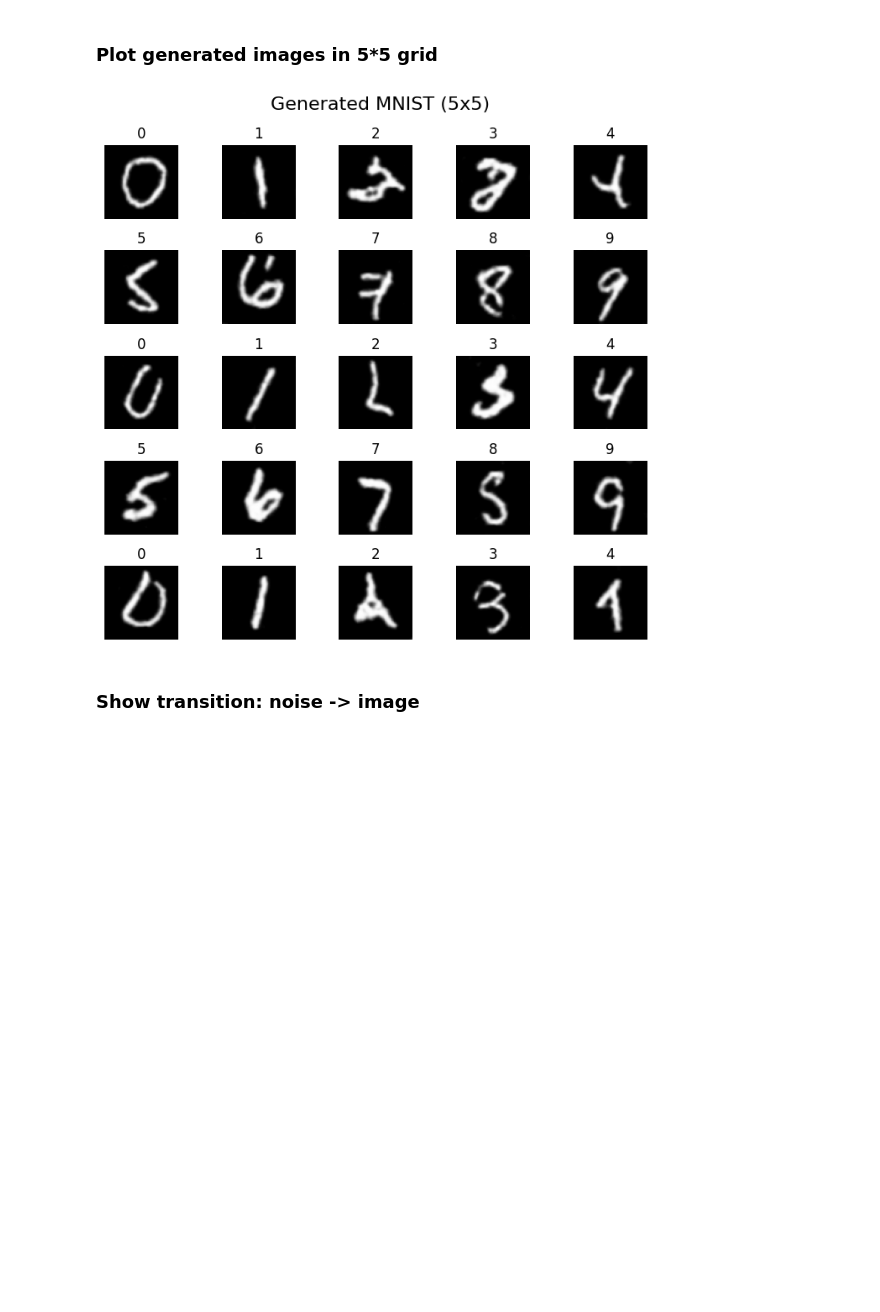
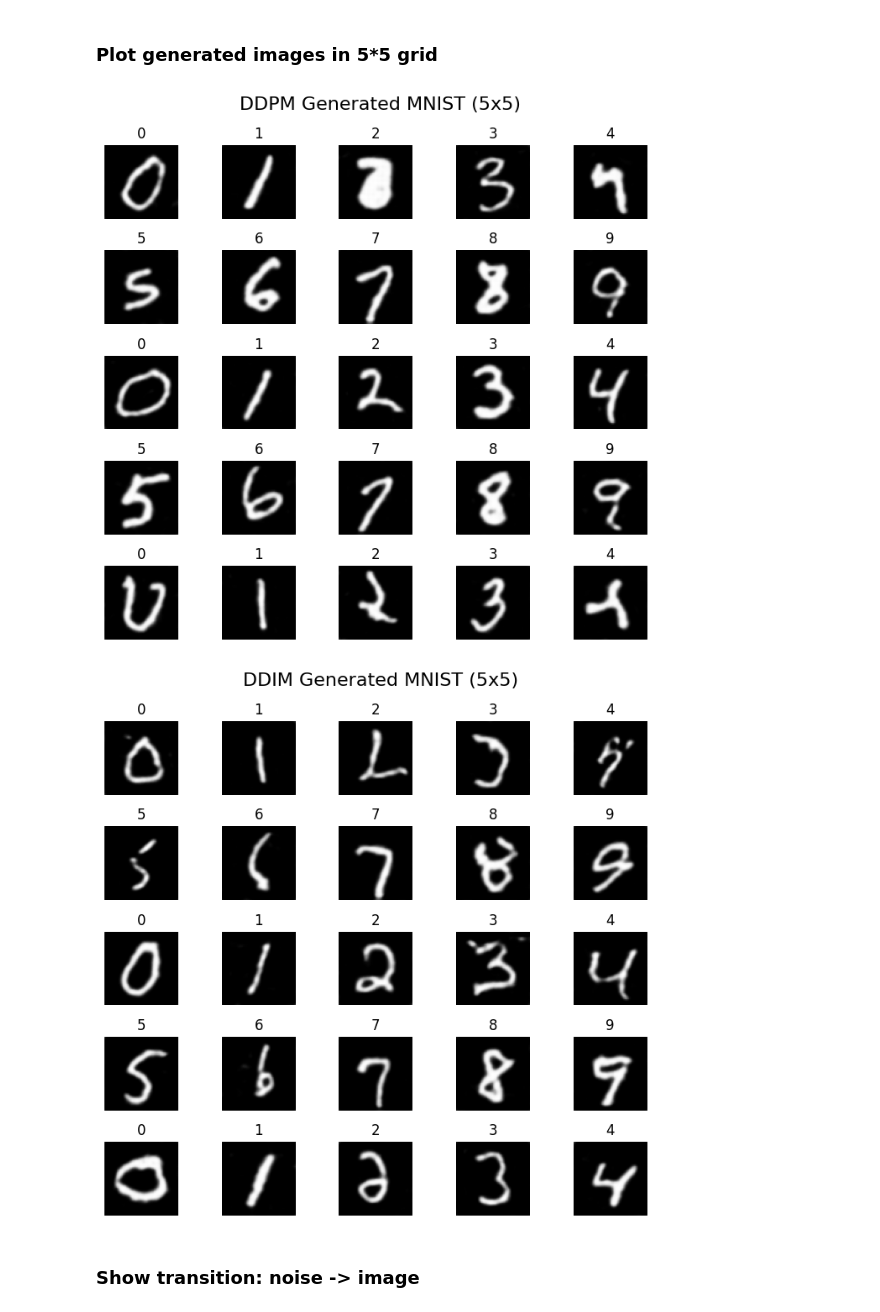
Before and after one commit to jasonkao402/NYCU_2026_spring, a Jupyter notebook: IMVFX/hw2_2/main.ipynb, the cells around one changed output. Cells and saved outputs as stored; diff of their text form; code cells hidden in the pictures; blank space fills up the shorter version.

```diff
--- a/IMVFX/hw2_2/main.ipynb
+++ b/IMVFX/hw2_2/main.ipynb
@@ -347,7 +347,7 @@ class AttentionBlock(nn.Module):
 class UNetLatent(nn.Module):
     """
     Tiny U-Net for latent maps with optional class conditioning.
-    Multi-scale (2 downs), concat skips, 2 ResBlocks per level.
+    Multi-scale (3 downs), concat skips, 2 ResBlocks per level.
     """
 
     def __init__(
@@ -840,10 +840,14 @@ DiffusionCore(
 # %%
 with torch.no_grad():
     y = torch.arange(25, device=device) % num_classes
     gen_images = core.sample(batch_size=25, y=y).cpu()
-show_images(gen_images, labels=y.cpu(), title="Generated MNIST (5x5)")
+
+    ddim_gen_images = core.ddim_sample(batch_size=25, y=y, num_steps=40, eta=0.05).cpu()
+show_images(gen_images, labels=y.cpu(), title="DDPM Generated MNIST (5x5)")
+show_images(ddim_gen_images, labels=y.cpu(), title="DDIM Generated MNIST (5x5)")
 # %% [output]
-[figure, old version]
+[figure, new version]
+[figure, added]
 # %% [markdown]
 ### Show transition: noise -> image
 # %%
```
Also changed, not shown: parts of 20 cells of this notebook, 8 other files.
